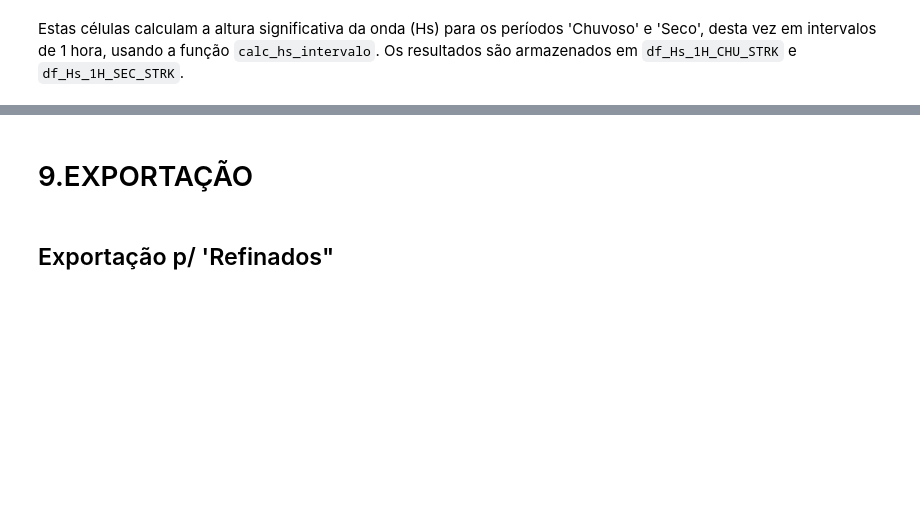
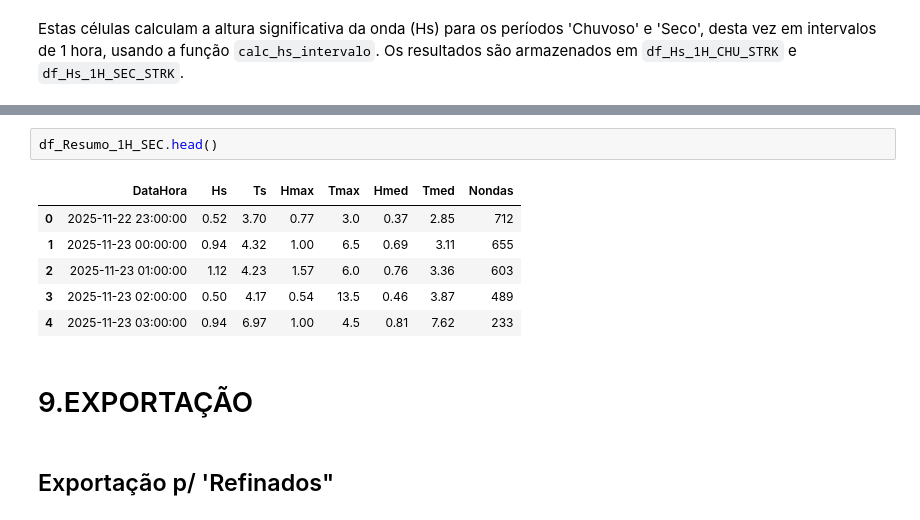
Before and after one commit to zydanne-costa/Ondas_ADCP_SCO_Mar_Nov_2025, a Jupyter notebook: main_strk.ipynb, the cells around one changed output, grey strips where cells are left out. Drawn from its saved outputs; the diff is of its cells as text; blank space fills up the shorter version.

```diff
--- a/main_strk.ipynb
+++ b/main_strk.ipynb
@@ -1705,3 +979,12 @@ Estas células imprimem as estatísticas descritivas (contagem, média, desvio p
+# %%
+df_Resumo_1H_SEC.head()
+# %% [output]
+|  | DataHora | Hs | Ts | Hmax | Tmax | Hmed | Tmed | Nondas |
+| 0 | 2025-11-22 23:00:00 | 0.52 | 3.70 | 0.77 | 3.0 | 0.37 | 2.85 | 712 |
+| 1 | 2025-11-23 00:00:00 | 0.94 | 4.32 | 1.00 | 6.5 | 0.69 | 3.11 | 655 |
+| 2 | 2025-11-23 01:00:00 | 1.12 | 4.23 | 1.57 | 6.0 | 0.76 | 3.36 | 603 |
+| 3 | 2025-11-23 02:00:00 | 0.50 | 4.17 | 0.54 | 13.5 | 0.46 | 3.87 | 489 |
+| 4 | 2025-11-23 03:00:00 | 0.94 | 6.97 | 1.00 | 4.5 | 0.81 | 7.62 | 233 |
 # %% [markdown]
 # 9.EXPORTAÇÃO
 # %% [markdown]
```
Also changed, not shown: parts of 53 cells of this notebook.
